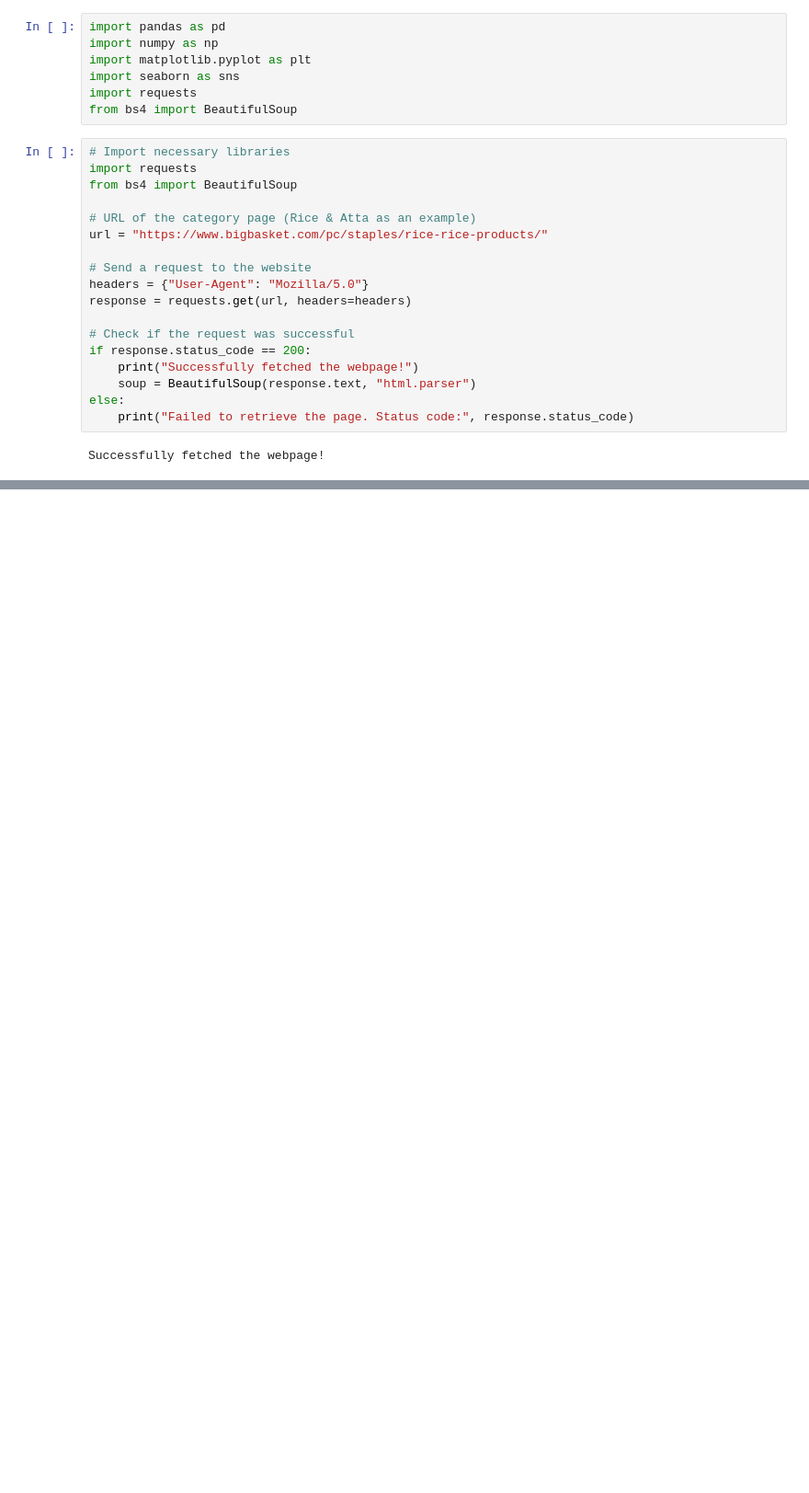
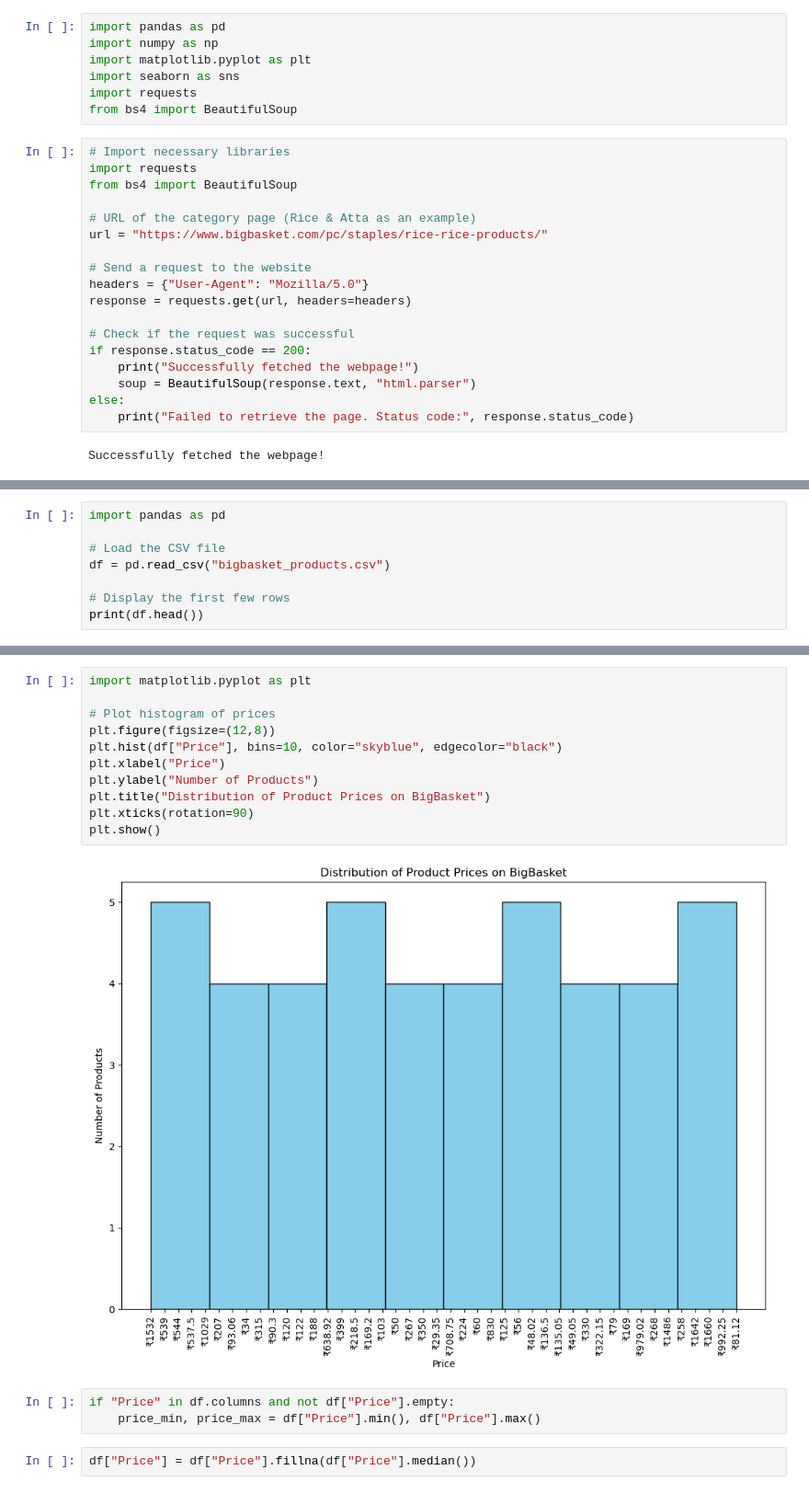
Before and after one commit to PriyaD17/foodprice_prediction, a Jupyter notebook: foodpricetracker.ipynb, the cells around one changed output, grey strips where cells are left out. Shown at 92% size. Drawn from its saved outputs; the diff is of its cells as text; blank space fills up the shorter version.

```diff
--- a/foodpricetracker.ipynb
+++ b/foodpricetracker.ipynb
@@ -99,0 +100,8 @@ else:
+# %%
+import pandas as pd
+
+# Load the CSV file
+df = pd.read_csv("bigbasket_products.csv")
+
+# Display the first few rows
+print(df.head())
@@ -99,0 +131,18 @@ else:
+# %%
+import matplotlib.pyplot as plt
+
+# Plot histogram of prices
+plt.figure(figsize=(12,8))
+plt.hist(df["Price"], bins=10, color="skyblue", edgecolor="black")
+plt.xlabel("Price")
+plt.ylabel("Number of Products")
+plt.title("Distribution of Product Prices on BigBasket")
+plt.xticks(rotation=90)
+plt.show()
+# %% [output]
+[figure, added]
+# %%
+if "Price" in df.columns and not df["Price"].empty:
+    price_min, price_max = df["Price"].min(), df["Price"].max()
+# %%
+df["Price"] = df["Price"].fillna(df["Price"].median())
```
Also changed, not shown: parts of 9 cells of this notebook, 1 other file.
